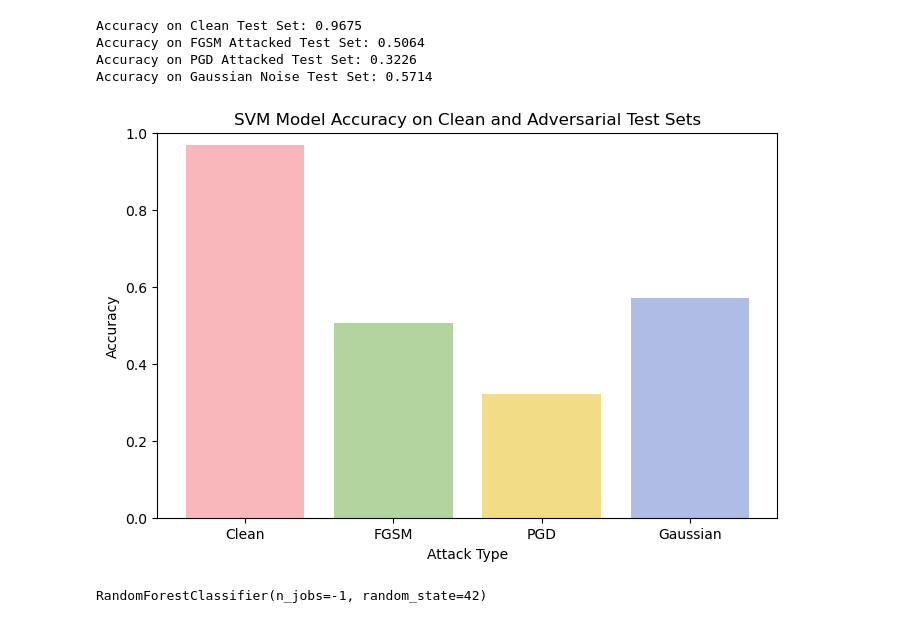
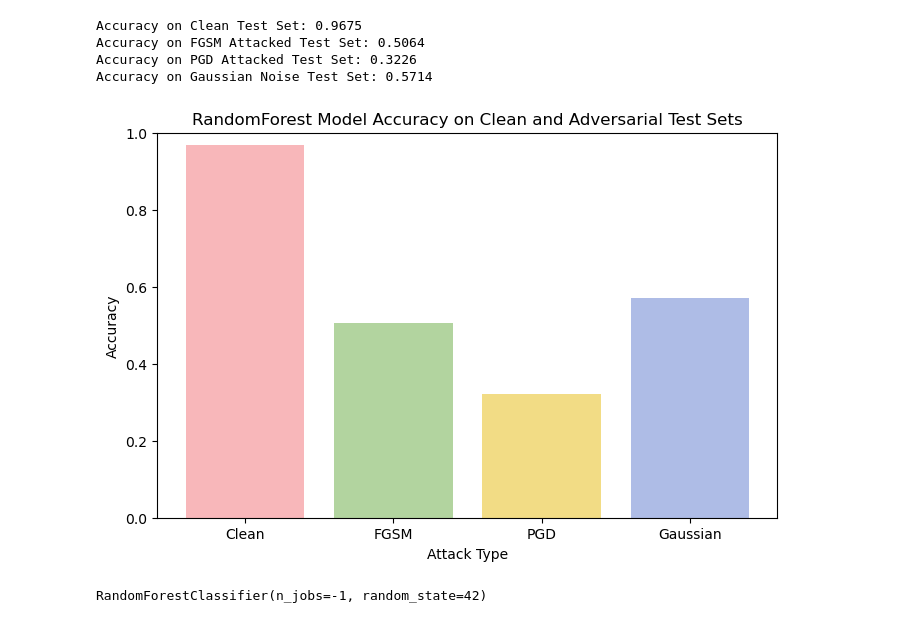
Before and after one commit to alex-kh465/Adversarial_Attack_and_Defense, a Jupyter notebook: rf_adv.ipynb, the cells around one changed output. Saved outputs shown, nothing was run; the diff lists cells and outputs as text; code cells hidden in the pictures.

```diff
--- a/rf_adv.ipynb
+++ b/rf_adv.ipynb
@@ -118,17 +118,17 @@ Accuracy on Gaussian Noise Test Set: 0.5714
 # %%
 # Visualize the accuracies using a bar chart
 attack_types = ['Clean', 'FGSM', 'PGD', 'Gaussian']
 #accuracies = [accuracy_clean, accuracy_fgsm, accuracy_pgd, accuracy_gaussian]
 accuracies = [0.9675,0.5064,0.3226,0.5714]
 plt.figure(figsize=(8, 5))
 plt.bar(attack_types, accuracies, color=["#F8B7BA", "#B2D49F", "#F2DC85", "#AEBCE6"])
 plt.xlabel('Attack Type')
 plt.ylabel('Accuracy')
-plt.title('SVM Model Accuracy on Clean and Adversarial Test Sets')
+plt.title('RandomForest Model Accuracy on Clean and Adversarial Test Sets')
 plt.ylim(0, 1)
 plt.show()
 # %% [output]
-[figure, old version]
+[figure, new version]
 # %%
 from sklearn.utils import shuffle
 
```
Also changed, not shown: 6 other files.
